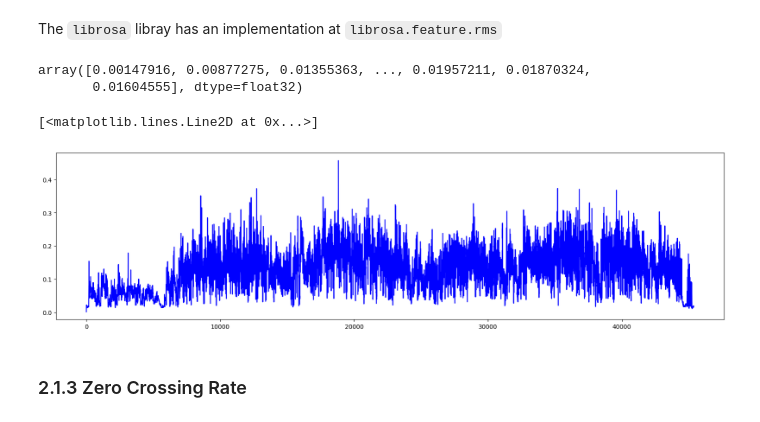
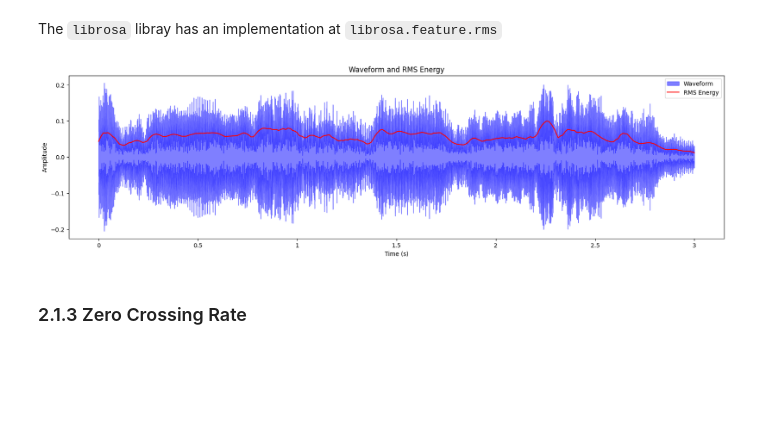
Before and after one commit to pdpau/Raga-Bhairavi-Pattern-Identification, a Jupyter notebook: code/notebooks/characterization/feature_extraction_modified.ipynb, the cells around one changed output. Saved outputs shown, nothing was run; the diff lists cells and outputs as text; code cells hidden in the pictures; blank space fills up the shorter version.

```diff
--- a/code/notebooks/characterization/feature_extraction_modified.ipynb
+++ b/code/notebooks/characterization/feature_extraction_modified.ipynb
@@ -156,17 +154,25 @@ help(librosa.feature.rms)
 # %%
-# TODO: extract rms value
-rms_audio = rms(y=audio_time_series, frame_length=2048, hop_length=512)[0]
-rms_audio
+# extract rms value
+rms_audio = rms(y=sample)[0]
+
+rms_time = np.linspace(0, len(sample) / sampling_rate, len(rms_audio))
-# %% [output]
-array([0.00147916, 0.00877275, 0.01355363, ..., 0.01957211, 0.01870324,
-       0.01604555], dtype=float32)
 # %%
 # plot rms
 plt.figure(figsize=(20, 5))
-plt.plot(rms_audio, color='blue')
+
+# Plot original waveform
+librosa.display.waveshow(sample, sr=sampling_rate, alpha=0.5, label='Waveform', color='blue')
+
+# Plot RMS Energy
+plt.plot(rms_time, rms_audio, color='red', label='RMS Energy')
+
+plt.title('Waveform and RMS Energy')
+plt.xlabel('Time (s)')
+plt.ylabel('Amplitude')
+plt.legend()
+plt.show()
 # %% [output]
-[<matplotlib.lines.Line2D at 0x...>]
-[figure, old version]
+[figure, new version]
 # %% [markdown]
 ### 2.1.3 Zero Crossing Rate
 # %% [markdown]
```
Also changed, not shown: parts of 6 cells of this notebook.
